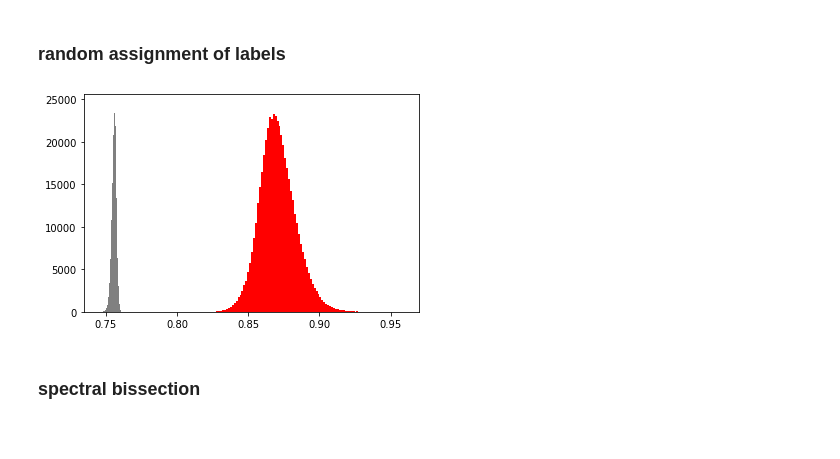
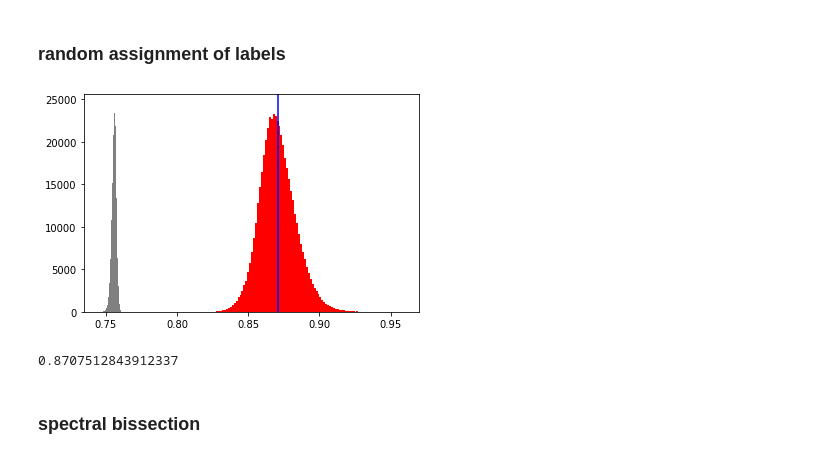
Before and after one commit to djunamay/ABCA7lof2, a Jupyter notebook: 08-processing_gsets.ipynb, the cells around one changed output. Saved outputs shown, nothing was run; the diff lists cells and outputs as text; code cells hidden in the pictures.

```diff
--- a/08-processing_gsets.ipynb
+++ b/08-processing_gsets.ipynb
@@ -202,15 +202,21 @@ for i in tqdm(range(N)):
 # %%
 # plot loss and rand index
 rands_kl = all_rands[np.tril_indices_from(all_rands, k=-1)]
 rands_perm_kl = all_rands_uniform[np.tril_indices_from(all_rands_uniform, k=-1)]
 
 plt.hist(rands_kl, bins=100, color='red')
+plt.axvline(x = np.mean(rands_kl), color = 'b', label = 'axvline - full height')
+
 plt.hist(rands_perm_kl, bins=100, color='grey')
 None
 
 plt.savefig('./pdf_figures/kl_rand_index.pdf')
 # %% [output]
-[figure, old version]
+[figure, new version]
+# %%
+np.mean(rands_kl)
+# %% [output]
+0.8707512843912337
 # %% [markdown]
 ### spectral bissection
 # %%
```
Also changed, not shown: parts of 5 cells of this notebook.
